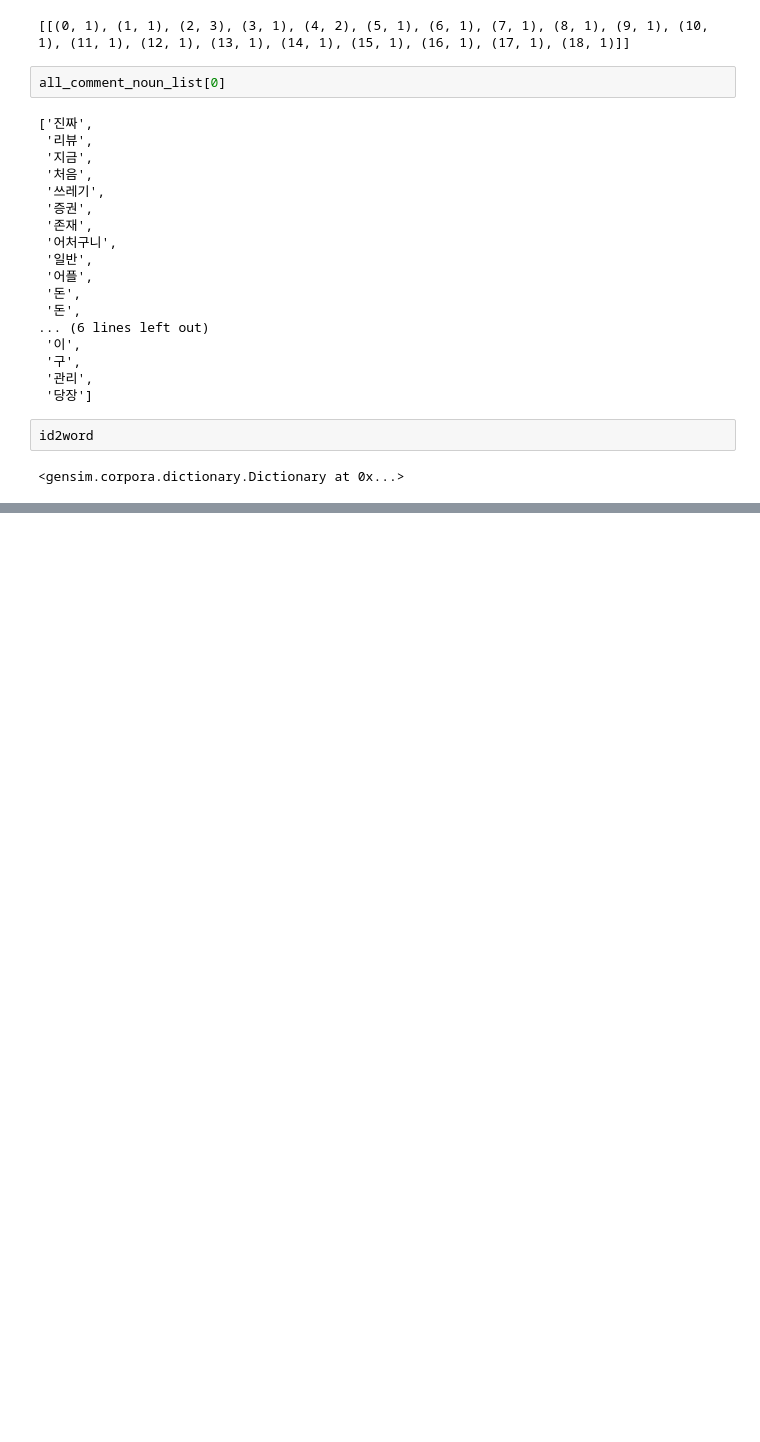
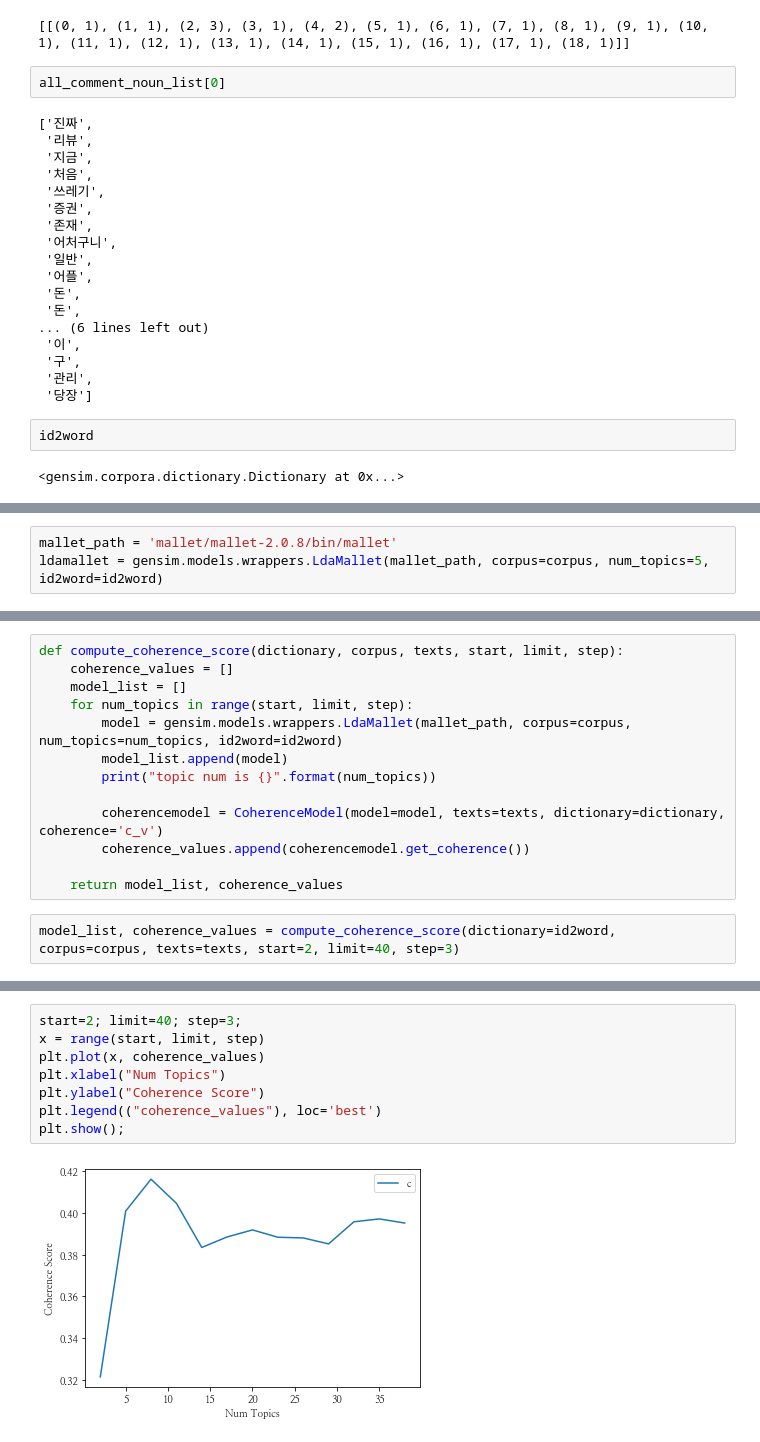
Before and after one commit to SeongbinLim94/customer-review-topic-modeling, a Jupyter notebook: lda-test.ipynb, the cells around one changed output, grey strips where cells are left out. Drawn from its saved outputs; the diff is of its cells as text; blank space fills up the shorter version.

```diff
--- a/lda-test.ipynb
+++ b/lda-test.ipynb
@@ -223,0 +225,3 @@ Coherence Score:  0.39132840654858847
+# %%
+mallet_path = 'mallet/mallet-2.0.8/bin/mallet'
+ldamallet = gensim.models.wrappers.LdaMallet(mallet_path, corpus=corpus, num_topics=5, id2word=id2word)
@@ -223,0 +239,15 @@ Coherence Score:  0.39132840654858847
+# %%
+def compute_coherence_score(dictionary, corpus, texts, start, limit, step):
+    coherence_values = []
+    model_list = []
+    for num_topics in range(start, limit, step):
+        model = gensim.models.wrappers.LdaMallet(mallet_path, corpus=corpus, num_topics=num_topics, id2word=id2word)
+        model_list.append(model)
+        print("topic num is {}".format(num_topics))
+
+        coherencemodel = CoherenceModel(model=model, texts=texts, dictionary=dictionary, coherence='c_v')
+        coherence_values.append(coherencemodel.get_coherence())
+
+    return model_list, coherence_values
+# %%
+model_list, coherence_values = compute_coherence_score(dictionary=id2word, corpus=corpus, texts=texts, start=2, limit=40, step=3)
@@ -223,0 +268,10 @@ Coherence Score:  0.39132840654858847
+# %%
+start=2; limit=40; step=3;
+x = range(start, limit, step)
+plt.plot(x, coherence_values)
+plt.xlabel("Num Topics")
+plt.ylabel("Coherence Score")
+plt.legend(("coherence_values"), loc='best')
+plt.show();
+# %% [output]
+[figure, added]
```
Also changed, not shown: parts of 8 cells of this notebook.
